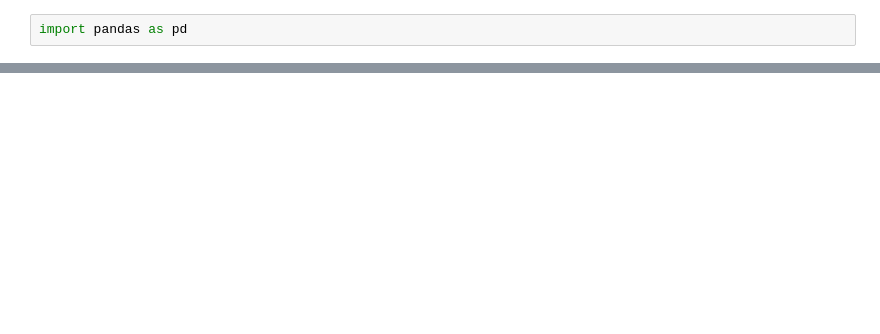
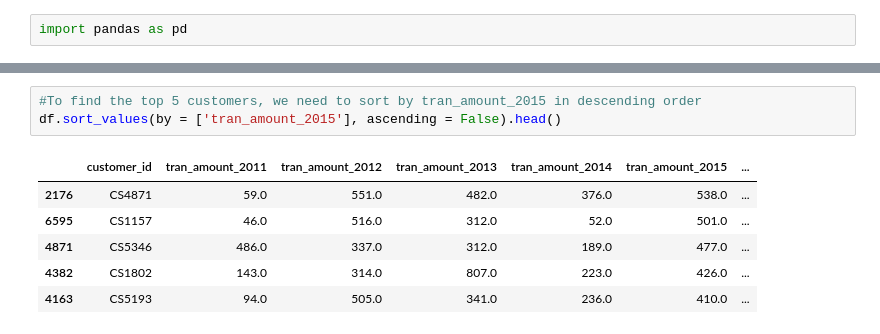
Before and after one commit to jaswalrakshita/Python-101, a Jupyter notebook: Pandas-Basics/Extraction.ipynb, the cells around one changed output, grey strips where cells are left out. Cells and saved outputs as stored; diff of their text form; blank space fills up the shorter version.

```diff
--- a/Pandas-Basics/Extraction.ipynb
+++ b/Pandas-Basics/Extraction.ipynb
@@ -40,0 +70,10 @@ dtype: int64
+# %%
+#To find the top 5 customers, we need to sort by tran_amount_2015 in descending order
+df.sort_values(by = ['tran_amount_2015'], ascending = False).head()
+# %% [output]
+|  | customer_id | tran_amount_2011 | tran_amount_2012 | tran_amount_2013 | tran_amount_2014 | tran_amount_2015 | ... |
+| 2176 | CS4871 | 59.0 | 551.0 | 482.0 | 376.0 | 538.0 | ... |
+| 6595 | CS1157 | 46.0 | 516.0 | 312.0 | 52.0 | 501.0 | ... |
+| 4871 | CS5346 | 486.0 | 337.0 | 312.0 | 189.0 | 477.0 | ... |
+| 4382 | CS1802 | 143.0 | 314.0 | 807.0 | 223.0 | 426.0 | ... |
+| 4163 | CS5193 | 94.0 | 505.0 | 341.0 | 236.0 | 410.0 | ... |
```
Also changed, not shown: parts of 32 cells of this notebook.
